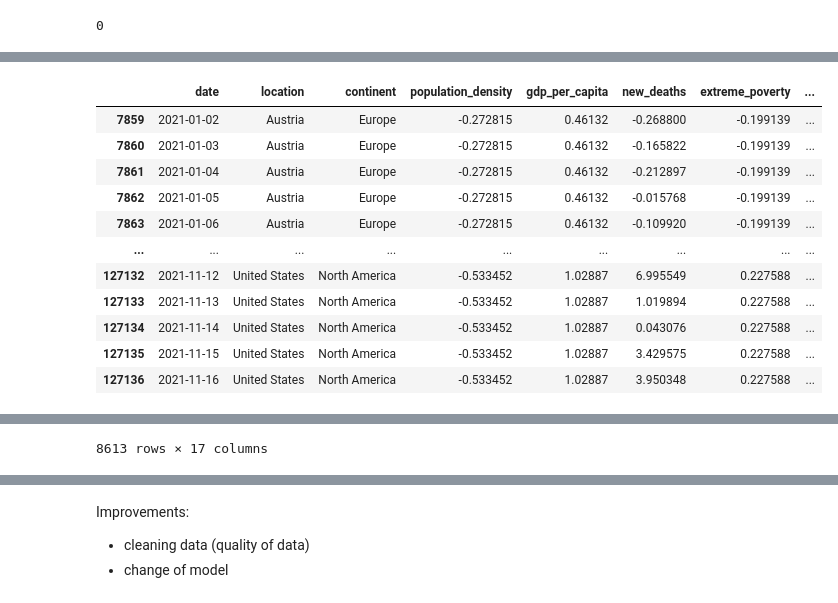
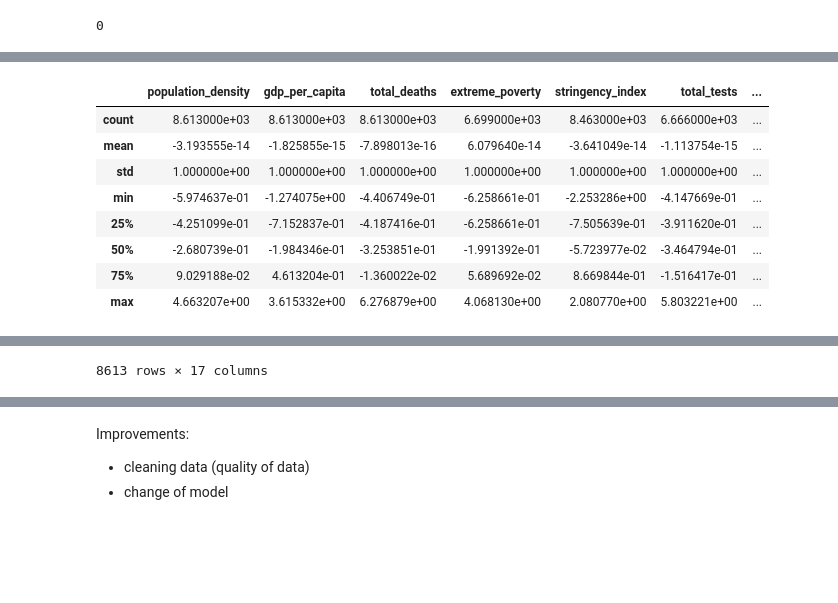
Before and after one commit to shanghongsim/term3_dtp, a Jupyter notebook: T3 2D project .ipynb, the cells around one changed output, grey strips where cells are left out. Cells and saved outputs as stored; diff of their text form; code cells hidden in the pictures; blank space fills up the shorter version.

```diff
--- a/T3 2D project .ipynb
+++ b/T3 2D project .ipynb
@@ -117,6 +117,6 @@ Text(0.5, 1.0, 'Total deaths vs date')
 # %%
 columns_cat=['date','location','continent']
-columns_num=['population_density','gdp_per_capita','new_deaths',
+columns_num=['population_density','gdp_per_capita','total_deaths',
          'extreme_poverty','stringency_index','total_tests','total_vaccinations',
          'reproduction_rate','handwashing_facilities','hospital_beds_per_thousand','hosp_patients_per_million',
          'hosp_patients','icu_patients_per_million','icu_patients']
@@ -155,29 +155,30 @@ df_num = df.loc[((df['location']=='Austria')| (df['location']=='Belgium') | (df[
 # %%
 def normalize_minmax(dfin):
     df_copy=dfin.copy()
     min_v=dfin.min(axis=0)
     max_v=dfin.max(axis=0)
     dfout=(df_copy-min_v)/(max_v-min_v)
     return dfout
 
+def normalize_z(df):
+    dfout=(df-df.mean(axis=0))/df.std(axis=0)
+    return dfout
+
 data_norm = normalize_z(df_num)
 stats = data_norm.describe()
-# display(stats)
+display(stats)
 
 frames=[df_cat , data_norm]
 result = pd.concat(frames,axis=1)
 result=result.fillna(0)
 display(result)
 # %% [output]
-|  | date | location | continent | population_density | gdp_per_capita | new_deaths | extreme_poverty | ... |
-| 7859 | 2021-01-02 | Austria | Europe | -0.272815 | 0.46132 | -0.268800 | -0.199139 | ... |
-| 7860 | 2021-01-03 | Austria | Europe | -0.272815 | 0.46132 | -0.165822 | -0.199139 | ... |
-| 7861 | 2021-01-04 | Austria | Europe | -0.272815 | 0.46132 | -0.212897 | -0.199139 | ... |
-| 7862 | 2021-01-05 | Austria | Europe | -0.272815 | 0.46132 | -0.015768 | -0.199139 | ... |
-| 7863 | 2021-01-06 | Austria | Europe | -0.272815 | 0.46132 | -0.109920 | -0.199139 | ... |
-| ... | ... | ... | ... | ... | ... | ... | ... | ... |
-| 127132 | 2021-11-12 | United States | North America | -0.533452 | 1.02887 | 6.995549 | 0.227588 | ... |
-| 127133 | 2021-11-13 | United States | North America | -0.533452 | 1.02887 | 1.019894 | 0.227588 | ... |
-| 127134 | 2021-11-14 | United States | North America | -0.533452 | 1.02887 | 0.043076 | 0.227588 | ... |
-| 127135 | 2021-11-15 | United States | North America | -0.533452 | 1.02887 | 3.429575 | 0.227588 | ... |
-| 127136 | 2021-11-16 | United States | North America | -0.533452 | 1.02887 | 3.950348 | 0.227588 | ... |
+|  | population_density | gdp_per_capita | total_deaths | extreme_poverty | stringency_index | total_tests | ... |
+| count | 8.613000e+03 | 8.613000e+03 | 8.613000e+03 | 6.699000e+03 | 8.463000e+03 | 6.666000e+03 | ... |
+| mean | -3.193555e-14 | -1.825855e-15 | -7.898013e-16 | 6.079640e-14 | -3.641049e-14 | -1.113754e-15 | ... |
+| std | 1.000000e+00 | 1.000000e+00 | 1.000000e+00 | 1.000000e+00 | 1.000000e+00 | 1.000000e+00 | ... |
+| min | -5.974637e-01 | -1.274075e+00 | -4.406749e-01 | -6.258661e-01 | -2.253286e+00 | -4.147669e-01 | ... |
+| 25% | -4.251099e-01 | -7.152837e-01 | -4.187416e-01 | -6.258661e-01 | -7.505639e-01 | -3.911620e-01 | ... |
+| 50% | -2.680739e-01 | -1.984346e-01 | -3.253851e-01 | -1.991392e-01 | -5.723977e-02 | -3.464794e-01 | ... |
+| 75% | 9.029188e-02 | 4.613204e-01 | -1.360022e-02 | 5.689692e-02 | 8.669844e-01 | -1.516417e-01 | ... |
+| max | 4.663207e+00 | 3.615332e+00 | 6.276879e+00 | 4.068130e+00 | 2.080770e+00 | 5.803221e+00 | ... |
```
Also changed, not shown: parts of 16 cells of this notebook, 1 other file.
